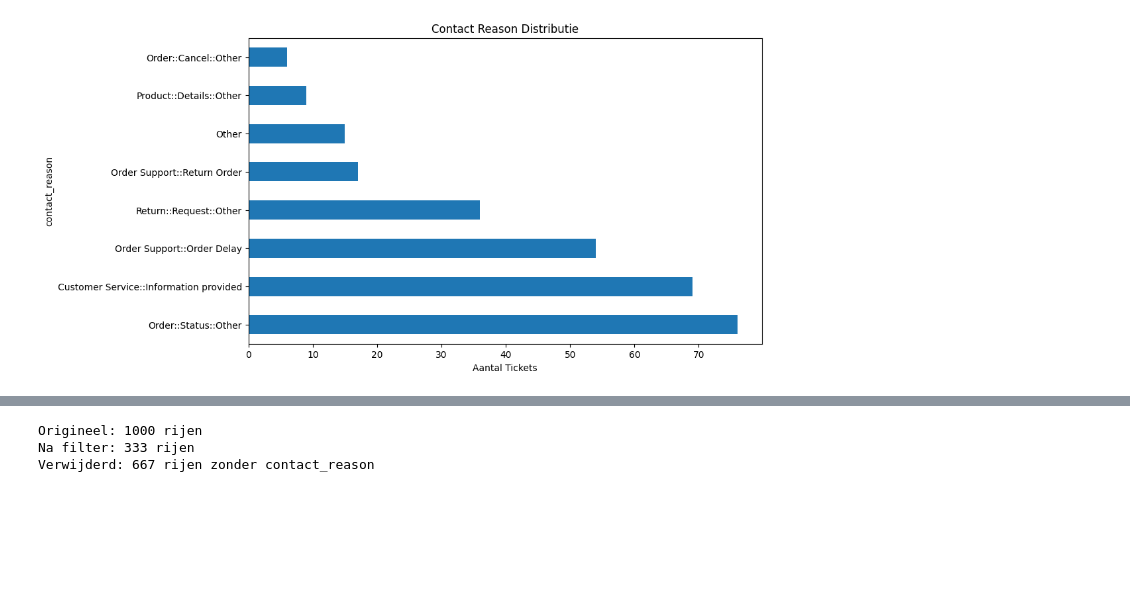
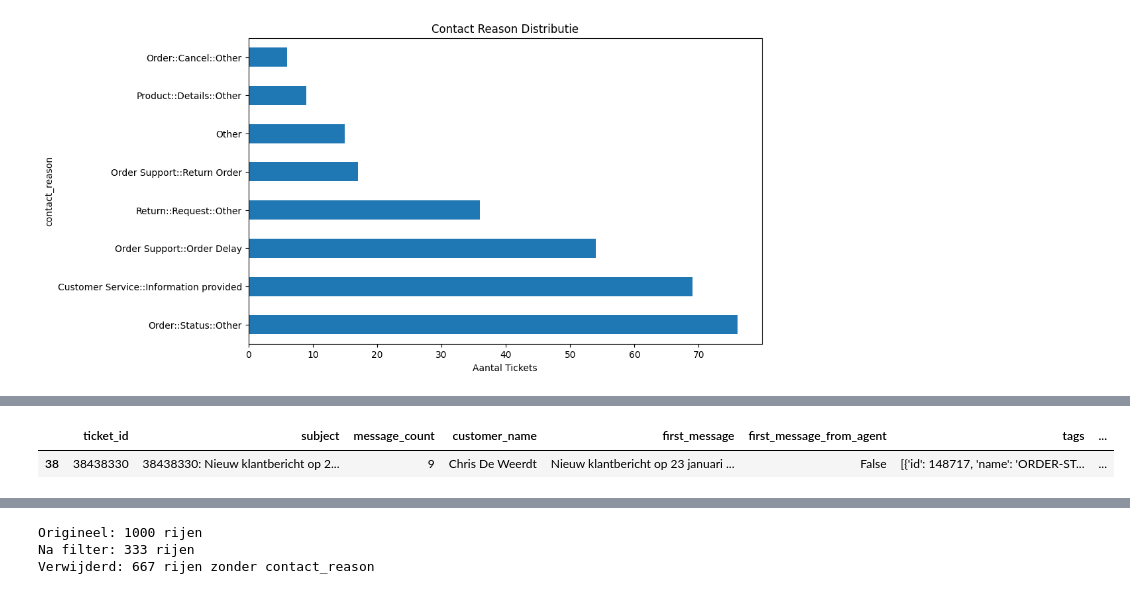
Before and after one commit to DataBySven/customer-service-agent, a Jupyter notebook: analyse/gorgias-tickets-analysis.ipynb, the cells around one changed output, grey strips where cells are left out. Cells and saved outputs as stored; diff of their text form; code cells hidden in the pictures; blank space fills up the shorter version.

```diff
--- a/analyse/gorgias-tickets-analysis.ipynb
+++ b/analyse/gorgias-tickets-analysis.ipynb
@@ -459,3 +456,26 @@ df.to_parquet("../data/ticket_details_new.parquet", engine='pyarrow')
+# %%
+df[df['ticket_id'] == 38438330]
+
+# Nieuw klantbericht op 23 januari 2026 om 10:40
+
+
+# Je hebt een nieuw bericht ontvangen via het contactformulier van je webshop.
+
+#  Landcode: BE
+#  Name: Chris De Weerdt
+#  E-mail: chrisdeweerdt23@gmail.com
+#  Phone: 0032475985200
+#  Bericht: Beste,
+# ik ontving net mijn pakje, namelijk
+# Pawlift, ondersteunend tilharnas.
+# Ik heb de afmetingen op de maattabel gevolgd, mijn hond valt er perfect in maar toch is het echt veel te klein. Ik heb nu geen enkele referentie van hoe de maten uitvallen. Bestel ik nu 1 maat groter of 2?
+# Zou het kunnen dat er een verkeerd maatlabel in dit harnas zit?
+# Bedankt om dit na te kijken.
+# Vriendelijke groeten,
+# Chris
+# %% [output]
+|  | ticket_id | subject | message_count | customer_name | first_message | first_message_from_agent | tags | ... |
+| 38 | 38438330 | 38438330: Nieuw klantbericht op 2... | 9 | Chris De Weerdt | Nieuw klantbericht op 23 januari ... | False | [{'id': 148717, 'name': 'ORDER-ST... | ... |
 # %%
 display(df)
 # %% [output]
```
Also changed, not shown: parts of 3 cells of this notebook, 4 other files.
